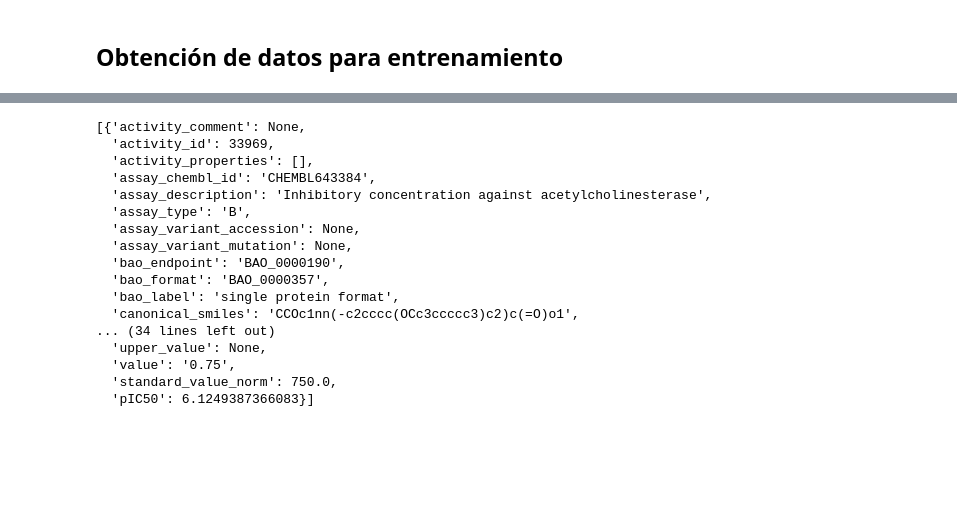
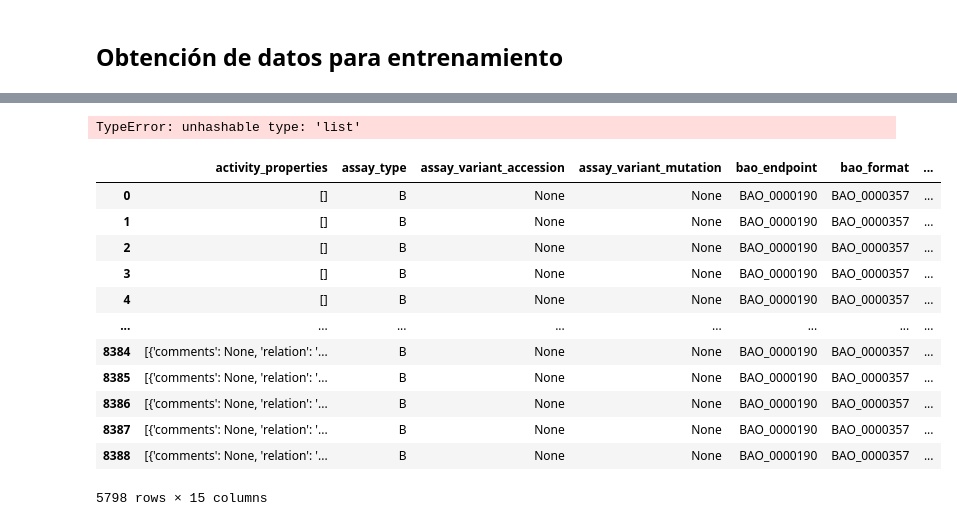
Before and after one commit to mauricio-anderson/bioinformatics_final_project, a Jupyter notebook: 005_Para_investigar.ipynb, the cells around one changed output, grey strips where cells are left out. Drawn from its saved outputs; the diff is of its cells as text; code cells hidden in the pictures; blank space fills up the shorter version.

```diff
--- a/005_Para_investigar.ipynb
+++ b/005_Para_investigar.ipynb
@@ -30,6 +34,7 @@ except FileNotFoundError:
 
     print("Preparando dataset...\n")
 
+    # Descargo Data
     from chembl_webresource_client.new_client import new_client
 
     target = new_client.target
@@ -51,9 +56,14 @@ except FileNotFoundError:
 
     df = pd.DataFrame(res_cols)
 
+    # Limpieza Data
     df = df.dropna(subset=['standard_value', 'canonical_smiles'])
     df = df.drop_duplicates(['canonical_smiles'])
 
+    selection = ['molecule_chembl_id','canonical_smiles','standard_value']
+    df = df[selection]
+
+    # Preprocesamiento y normalización
     df['standard_value'] = df['standard_value'].apply(pd.to_numeric)
     df['standard_value_norm'] = df['standard_value'].apply(lambda x: (x>1e8)*1e8 + (x<=1e8)*x)
     df['pIC50'] = df['standard_value'].apply(lambda x: -np.log10(x*(10**-9)))
@@ -76,0 +173,3 @@ df.head(3)
+# %%
+df.reset_index(drop=True, inplace=True)
+df_lipinski.reset_index(drop=True, inplace=True)
@@ -77,20 +278,27 @@ df.head(3)
 # %%
-df.head(1).to_dict("records")
+# df.head(3)
+# df.head(1).to_dict("records")
+
+features = [
+    "activity_properties",
+
+    "assay_type",
+    "assay_variant_accession",
+    "assay_variant_mutation",
+
+    "bao_endpoint",
+    "bao_format",
+    "bao_label",
+
+    "canonical_smiles",
+
+    "ligand_efficiency",
+
+    "pchembl_value",
+    "potential_duplicate",
+    "relation",
+
+    "target_organism",
+    "target_pref_name",
+    "target_tax_id"
+]
-# %% [output]
-[{'activity_comment': None,
-  'activity_id': 33969,
-  'activity_properties': [],
-  'assay_chembl_id': 'CHEMBL643384',
-  'assay_description': 'Inhibitory concentration against acetylcholinesterase',
-  'assay_type': 'B',
-  'assay_variant_accession': None,
-  'assay_variant_mutation': None,
-  'bao_endpoint': 'BAO_0000190',
-  'bao_format': 'BAO_0000357',
-  'bao_label': 'single protein format',
-  'canonical_smiles': 'CCOc1nn(-c2cccc(OCc3ccccc3)c2)c(=O)o1',
-... (34 lines left out)
-  'upper_value': None,
-  'value': '0.75',
-  'standard_value_norm': 750.0,
-  'pIC50': 6.1249387366083}]
@@ -96,0 +307,20 @@ df.head(1).to_dict("records")
+# %%
+DataFrameSummary(df[features]).summary()
+# %% [output]
+TypeError: unhashable type: 'list'
+# %%
+df[features]
+# %% [output]
+|  | activity_properties | assay_type | assay_variant_accession | assay_variant_mutation | bao_endpoint | bao_format | ... |
+| 0 | [] | B | None | None | BAO_0000190 | BAO_0000357 | ... |
+| 1 | [] | B | None | None | BAO_0000190 | BAO_0000357 | ... |
+| 2 | [] | B | None | None | BAO_0000190 | BAO_0000357 | ... |
+| 3 | [] | B | None | None | BAO_0000190 | BAO_0000357 | ... |
+| 4 | [] | B | None | None | BAO_0000190 | BAO_0000357 | ... |
+| ... | ... | ... | ... | ... | ... | ... | ... |
+| 8384 | [{'comments': None, 'relation': '... | B | None | None | BAO_0000190 | BAO_0000357 | ... |
+| 8385 | [{'comments': None, 'relation': '... | B | None | None | BAO_0000190 | BAO_0000357 | ... |
+| 8386 | [{'comments': None, 'relation': '... | B | None | None | BAO_0000190 | BAO_0000357 | ... |
+| 8387 | [{'comments': None, 'relation': '... | B | None | None | BAO_0000190 | BAO_0000357 | ... |
+| 8388 | [{'comments': None, 'relation': '... | B | None | None | BAO_0000190 | BAO_0000357 | ... |
+5798 rows × 15 columns
```
Also changed, not shown: parts of 21 cells of this notebook, 4 other files.
